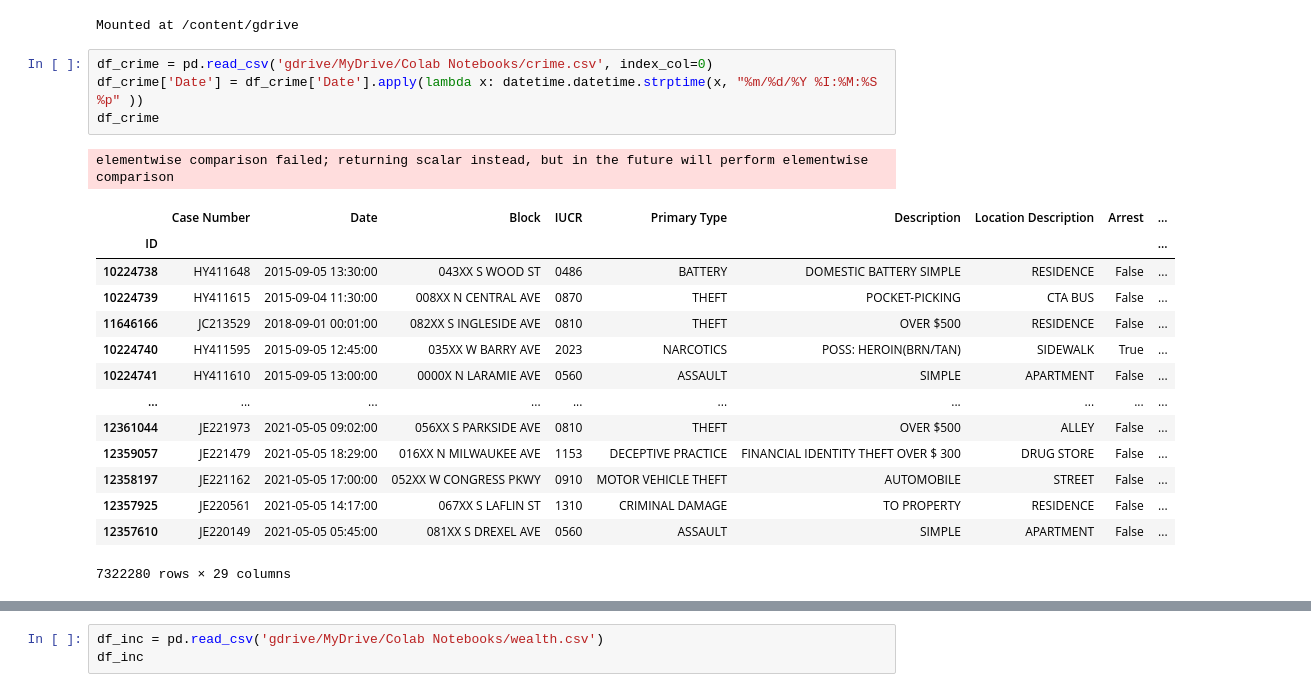
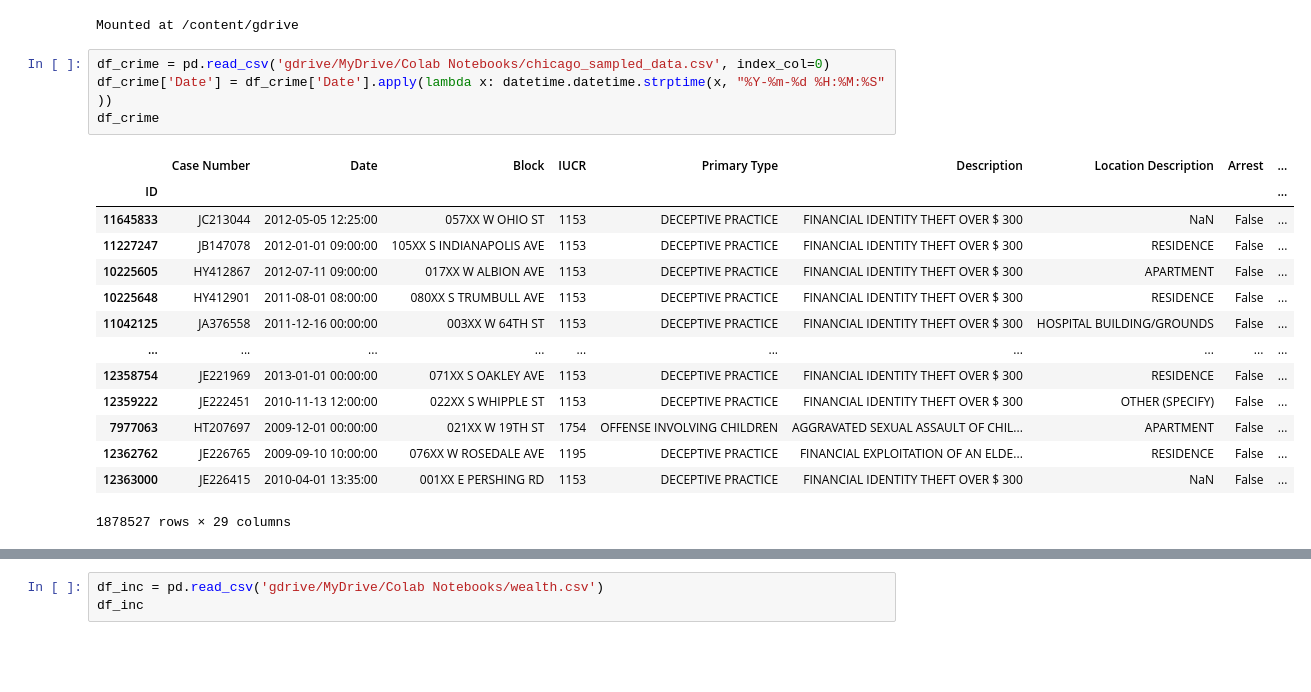
Before and after one commit to RuzikHan/DeepLearningProject2021, a Jupyter notebook: main.ipynb, the cells around one changed output, grey strips where cells are left out. Drawn from its saved outputs; the diff is of its cells as text; blank space fills up the shorter version.

```diff
--- a/main.ipynb
+++ b/main.ipynb
@@ -55,22 +56,21 @@ drive.mount('/content/gdrive')
 # %% [output]
 Mounted at /content/gdrive
 # %%
-df_crime = pd.read_csv('gdrive/MyDrive/Colab Notebooks/crime.csv', index_col=0)
-df_crime['Date'] = df_crime['Date'].apply(lambda x: datetime.datetime.strptime(x, "%m/%d/%Y %I:%M:%S %p" ))
+df_crime = pd.read_csv('gdrive/MyDrive/Colab Notebooks/chicago_sampled_data.csv', index_col=0)
+df_crime['Date'] = df_crime['Date'].apply(lambda x: datetime.datetime.strptime(x, "%Y-%m-%d %H:%M:%S" ))
 df_crime
 # %% [output]
+|  | Case Number | Date | Block | IUCR | Primary Type | Description | Location Description | Arrest | ... |
+| ID |  |  |  |  |  |  |  |  | ... |
+| 11645833 | JC213044 | 2012-05-05 12:25:00 | 057XX W OHIO ST | 1153 | DECEPTIVE PRACTICE | FINANCIAL IDENTITY THEFT OVER $ 300 | NaN | False | ... |
+| 11227247 | JB147078 | 2012-01-01 09:00:00 | 105XX S INDIANAPOLIS AVE | 1153 | DECEPTIVE PRACTICE | FINANCIAL IDENTITY THEFT OVER $ 300 | RESIDENCE | False | ... |
+| 10225605 | HY412867 | 2012-07-11 09:00:00 | 017XX W ALBION AVE | 1153 | DECEPTIVE PRACTICE | FINANCIAL IDENTITY THEFT OVER $ 300 | APARTMENT | False | ... |
+| 10225648 | HY412901 | 2011-08-01 08:00:00 | 080XX S TRUMBULL AVE | 1153 | DECEPTIVE PRACTICE | FINANCIAL IDENTITY THEFT OVER $ 300 | RESIDENCE | False | ... |
+| 11042125 | JA376558 | 2011-12-16 00:00:00 | 003XX W 64TH ST | 1153 | DECEPTIVE PRACTICE | FINANCIAL IDENTITY THEFT OVER $ 300 | HOSPITAL BUILDING/GROUNDS | False | ... |
+| ... | ... | ... | ... | ... | ... | ... | ... | ... | ... |
+| 12358754 | JE221969 | 2013-01-01 00:00:00 | 071XX S OAKLEY AVE | 1153 | DECEPTIVE PRACTICE | FINANCIAL IDENTITY THEFT OVER $ 300 | RESIDENCE | False | ... |
+| 12359222 | JE222451 | 2010-11-13 12:00:00 | 022XX S WHIPPLE ST | 1153 | DECEPTIVE PRACTICE | FINANCIAL IDENTITY THEFT OVER $ 300 | OTHER (SPECIFY) | False | ... |
+| 7977063 | HT207697 | 2009-12-01 00:00:00 | 021XX W 19TH ST | 1754 | OFFENSE INVOLVING CHILDREN | AGGRAVATED SEXUAL ASSAULT OF CHIL... | APARTMENT | False | ... |
+| 12362762 | JE226765 | 2009-09-10 10:00:00 | 076XX W ROSEDALE AVE | 1195 | DECEPTIVE PRACTICE | FINANCIAL EXPLOITATION OF AN ELDE... | RESIDENCE | False | ... |
+| 12363000 | JE226415 | 2010-04-01 13:35:00 | 001XX E PERSHING RD | 1153 | DECEPTIVE PRACTICE | FINANCIAL IDENTITY THEFT OVER $ 300 | NaN | False | ... |
-elementwise comparison failed; returning scalar instead, but in the future will perform elementwise comparison
+1878527 rows × 29 columns
-|  | Case Number | Date | Block | IUCR | Primary Type | Description | Location Description | Arrest | ... |
-| ID |  |  |  |  |  |  |  |  | ... |
-| 10224738 | HY411648 | 2015-09-05 13:30:00 | 043XX S WOOD ST | 0486 | BATTERY | DOMESTIC BATTERY SIMPLE | RESIDENCE | False | ... |
-| 10224739 | HY411615 | 2015-09-04 11:30:00 | 008XX N CENTRAL AVE | 0870 | THEFT | POCKET-PICKING | CTA BUS | False | ... |
-| 11646166 | JC213529 | 2018-09-01 00:01:00 | 082XX S INGLESIDE AVE | 0810 | THEFT | OVER $500 | RESIDENCE | False | ... |
-| 10224740 | HY411595 | 2015-09-05 12:45:00 | 035XX W BARRY AVE | 2023 | NARCOTICS | POSS: HEROIN(BRN/TAN) | SIDEWALK | True | ... |
-| 10224741 | HY411610 | 2015-09-05 13:00:00 | 0000X N LARAMIE AVE | 0560 | ASSAULT | SIMPLE | APARTMENT | False | ... |
-| ... | ... | ... | ... | ... | ... | ... | ... | ... | ... |
-| 12361044 | JE221973 | 2021-05-05 09:02:00 | 056XX S PARKSIDE AVE | 0810 | THEFT | OVER $500 | ALLEY | False | ... |
-| 12359057 | JE221479 | 2021-05-05 18:29:00 | 016XX N MILWAUKEE AVE | 1153 | DECEPTIVE PRACTICE | FINANCIAL IDENTITY THEFT OVER $ 300 | DRUG STORE | False | ... |
-| 12358197 | JE221162 | 2021-05-05 17:00:00 | 052XX W CONGRESS PKWY | 0910 | MOTOR VEHICLE THEFT | AUTOMOBILE | STREET | False | ... |
-| 12357925 | JE220561 | 2021-05-05 14:17:00 | 067XX S LAFLIN ST | 1310 | CRIMINAL DAMAGE | TO PROPERTY | RESIDENCE | False | ... |
-| 12357610 | JE220149 | 2021-05-05 05:45:00 | 081XX S DREXEL AVE | 0560 | ASSAULT | SIMPLE | APARTMENT | False | ... |
-7322280 rows × 29 columns
```
Also changed, not shown: parts of 33 cells of this notebook, 1 other file.
